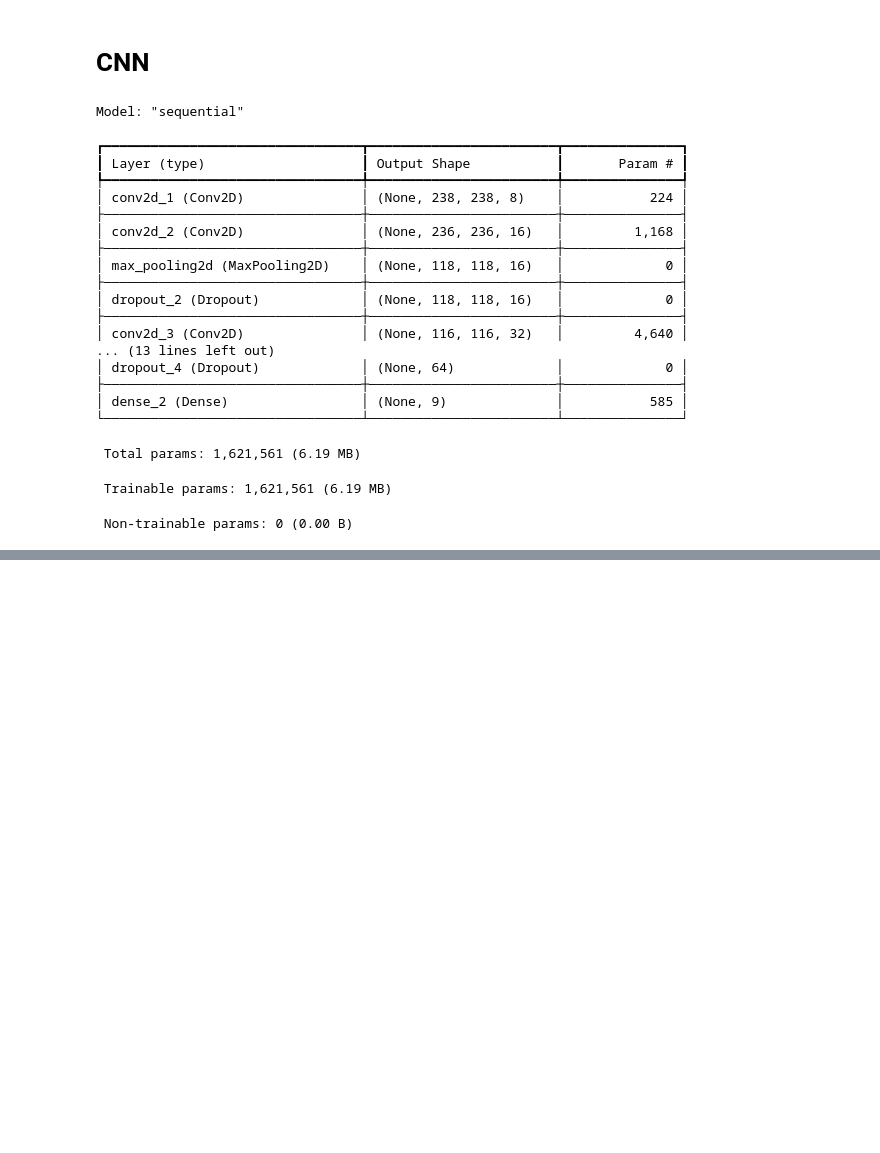
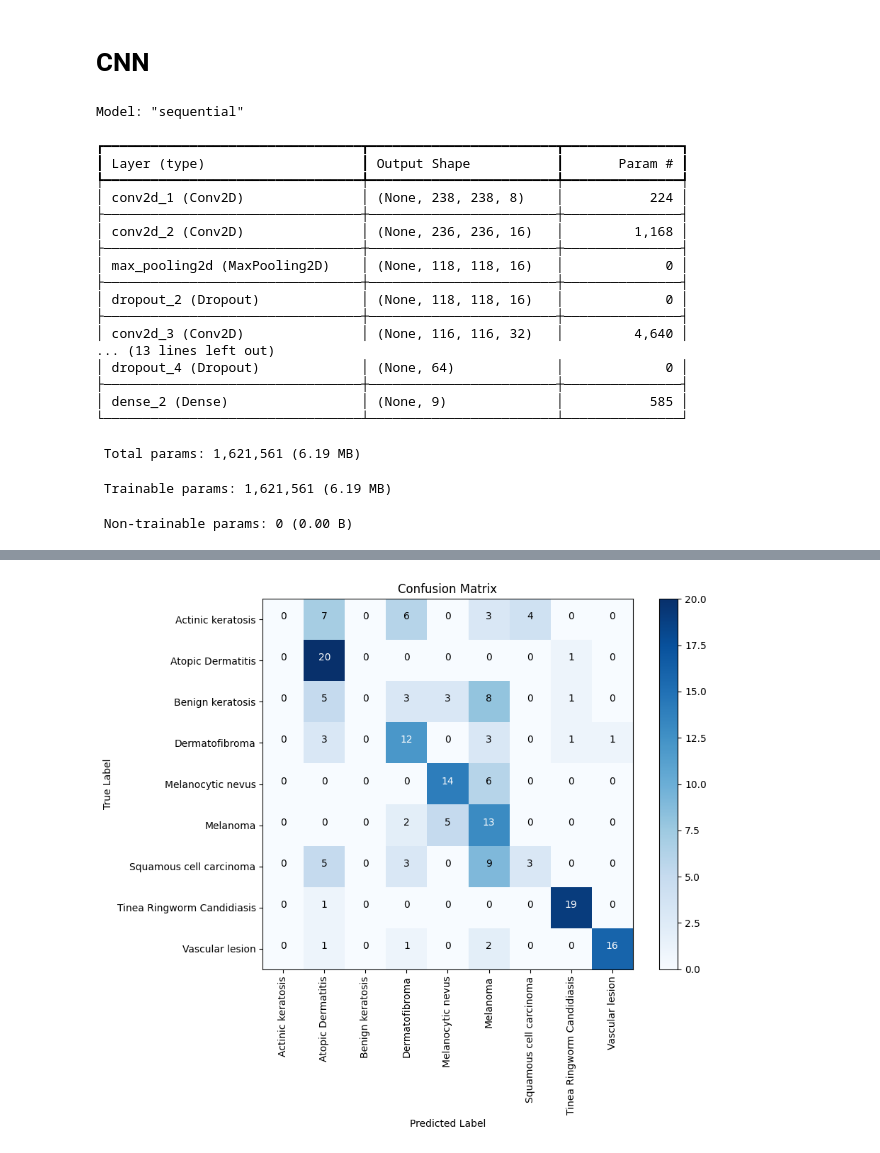
Before and after one commit to SandeshKhatiwada05/Skin-Disease-Detection-CNN--MobileNet-and-DenseNet, a Jupyter notebook: Flask Project/NoLibrarySkinDisease.ipynb, the cells around one changed output, grey strips where cells are left out. Drawn from its saved outputs; the diff is of its cells as text; code cells hidden in the pictures; blank space fills up the shorter version.

```diff
--- a/Flask Project/NoLibrarySkinDisease.ipynb
+++ b/Flask Project/NoLibrarySkinDisease.ipynb
@@ -415,0 +542,12 @@ ValueError: Creating variables on a non-first call to a function decorated with
+# %%
+import numpy as np
+
+def to_one_hot(labels, num_classes):
+    one_hot = np.zeros((len(labels), num_classes))
+    for idx, val in enumerate(labels):
+        one_hot[idx][val] = 1
+    return one_hot
+
+# Convert testing_temp to one-hot labels
+NUM_CLASSES = 9
+testing_labels = to_one_hot(testing_temp, NUM_CLASSES)
@@ -415,0 +564,7 @@ ValueError: Creating variables on a non-first call to a function decorated with
+# %%
+import numpy as np
+
+num_classes = 9
+testing_labels_one_hot = np.zeros((len(testing_temp), num_classes))
+for i, label in enumerate(testing_temp):
+    testing_labels_one_hot[i, label] = 1
@@ -415,0 +609,39 @@ ValueError: Creating variables on a non-first call to a function decorated with
+# %%
+import numpy as np
+import matplotlib.pyplot as plt
+
+# Compute confusion matrix manually
+def confusion_matrix_manual(true_labels, pred_labels, num_classes):
+    cm = np.zeros((num_classes, num_classes), dtype=int)
+    for t, p in zip(true_labels, pred_labels):
+        cm[t, p] += 1
+    return cm
+
+num_classes = 9
+cm = confusion_matrix_manual(true_labels, pred_labels, num_classes)
+
+# Plot using matplotlib
+plt.figure(figsize=(10,8))
+plt.imshow(cm, interpolation='nearest', cmap='Blues')
+plt.title('Confusion Matrix')
+plt.colorbar()
+
+classes = list(Str_to_Int.keys())
+tick_marks = np.arange(num_classes)
+plt.xticks(tick_marks, classes, rotation=90)
+plt.yticks(tick_marks, classes)
+
+# Label each cell with counts
+thresh = cm.max() / 2
+for i in range(num_classes):
+    for j in range(num_classes):
+        plt.text(j, i, format(cm[i, j], 'd'),
+                 horizontalalignment="center",
+                 color="white" if cm[i, j] > thresh else "black")
+
+plt.ylabel('True Label')
+plt.xlabel('Predicted Label')
+plt.tight_layout()
+plt.show()
+# %% [output]
+[figure, added]
```
Also changed, not shown: parts of 25 cells of this notebook, 2 other files.
